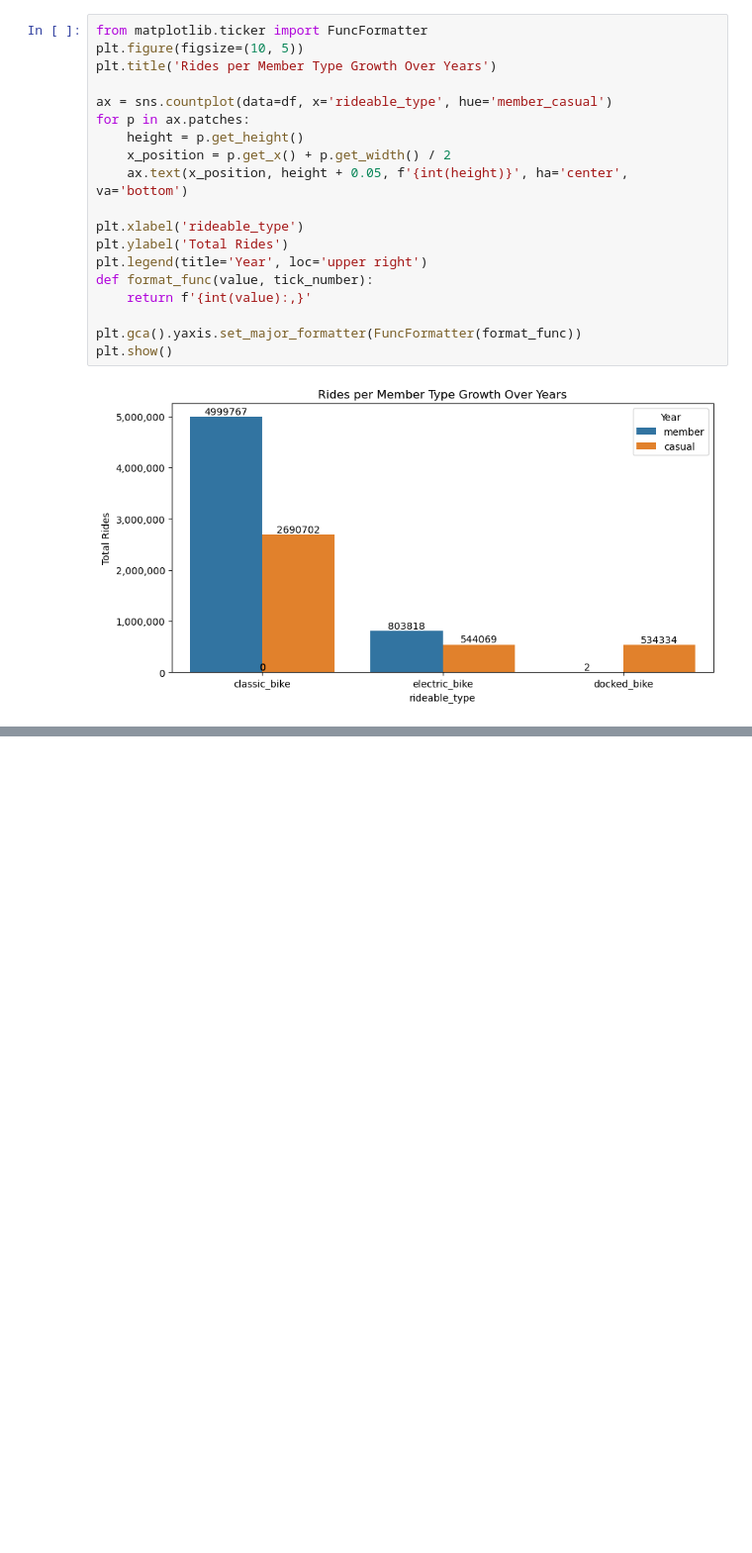
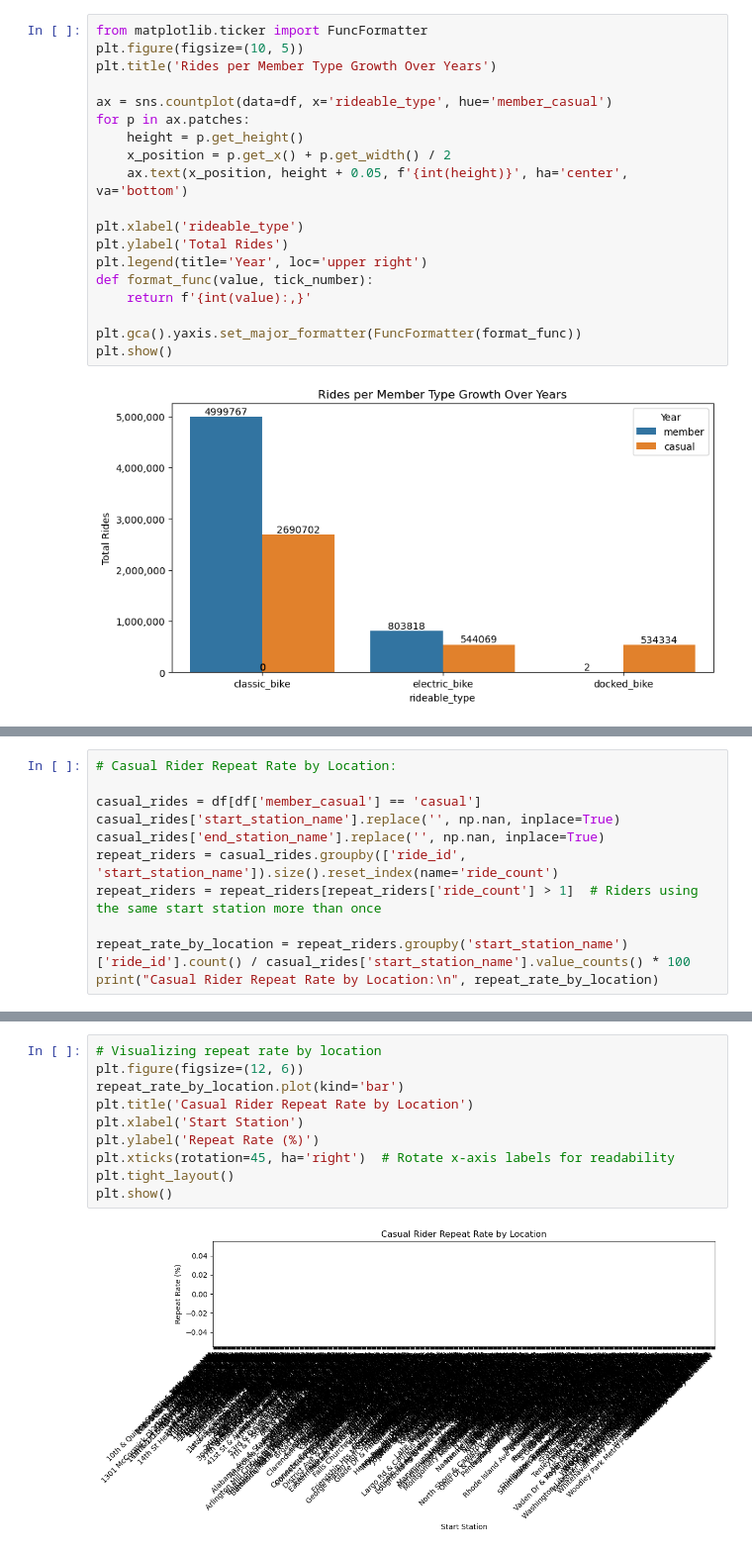
Before and after one commit to Sudha25a/Bike-project-3, a Jupyter notebook: dfF.ipynb, the cells around one changed output, grey strips where cells are left out. Shown at 99% size. Saved outputs shown, nothing was run; the diff lists cells and outputs as text; blank space fills up the shorter version.

```diff
--- a/dfF.ipynb
+++ b/dfF.ipynb
@@ -219,0 +277,11 @@ plt.show()
+# %%
+# Casual Rider Repeat Rate by Location:
+
+casual_rides = df[df['member_casual'] == 'casual']
+casual_rides['start_station_name'].replace('', np.nan, inplace=True)
+casual_rides['end_station_name'].replace('', np.nan, inplace=True)
+repeat_riders = casual_rides.groupby(['ride_id', 'start_station_name']).size().reset_index(name='ride_count')
+repeat_riders = repeat_riders[repeat_riders['ride_count'] > 1]  # Riders using the same start station more than once
+
+repeat_rate_by_location = repeat_riders.groupby('start_station_name')['ride_id'].count() / casual_rides['start_station_name'].value_counts() * 100
+print("Casual Rider Repeat Rate by Location:\n", repeat_rate_by_location)
@@ -219,0 +386,12 @@ plt.show()
+# %%
+# Visualizing repeat rate by location
+plt.figure(figsize=(12, 6))
+repeat_rate_by_location.plot(kind='bar')
+plt.title('Casual Rider Repeat Rate by Location')
+plt.xlabel('Start Station')
+plt.ylabel('Repeat Rate (%)')
+plt.xticks(rotation=45, ha='right')  # Rotate x-axis labels for readability
+plt.tight_layout()
+plt.show()
+# %% [output]
+[figure, added]
```
Also changed, not shown: parts of 29 cells of this notebook, 1 other file.
